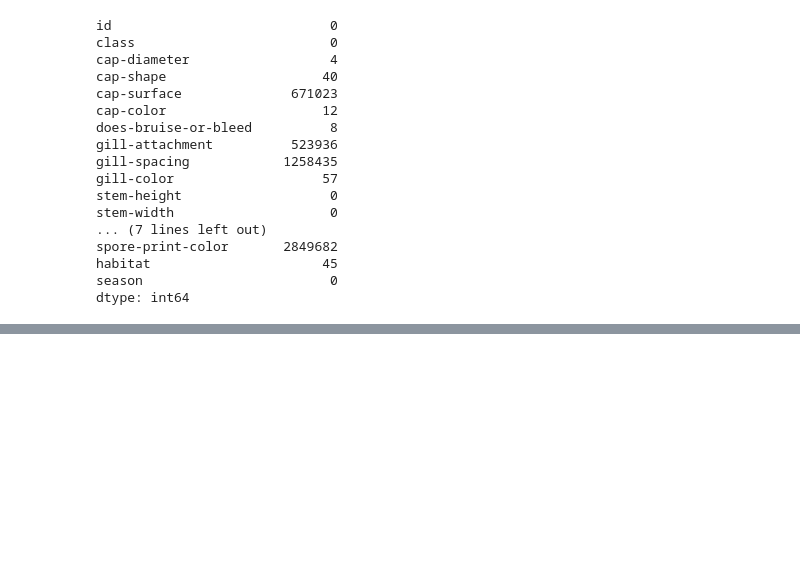
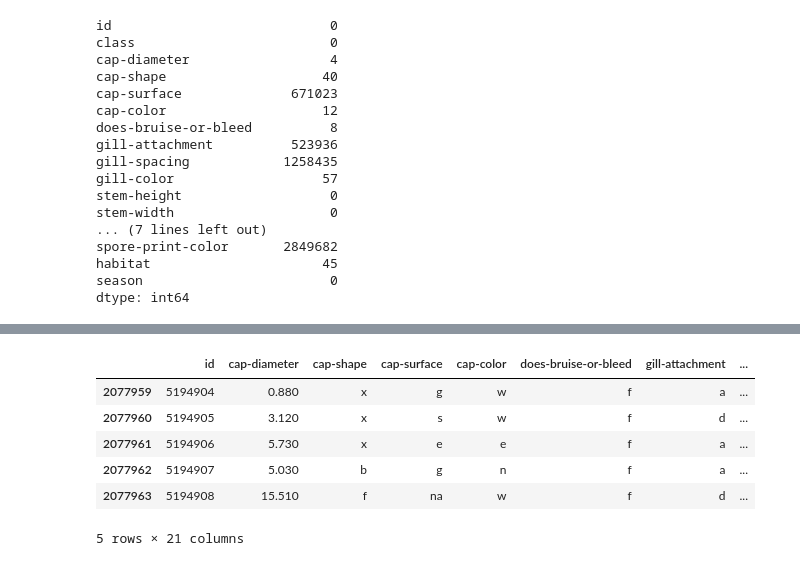
Before and after one commit to th4ruka/machine-learning, a Jupyter notebook: kaggle/competitions/Binary_Prediction_of_Poisonous_Mushrooms/001_mushroom_classifier.ipynb, the cells around one changed output, grey strips where cells are left out. Cells and saved outputs as stored; diff of their text form; code cells hidden in the pictures; blank space fills up the shorter version.

```diff
--- a/kaggle/competitions/Binary_Prediction_of_Poisonous_Mushrooms/001_mushroom_classifier.ipynb
+++ b/kaggle/competitions/Binary_Prediction_of_Poisonous_Mushrooms/001_mushroom_classifier.ipynb
@@ -439,0 +51,19 @@ predictions.to_csv('submission.csv', index=False)
+# %%
+# Impute missing numerical values
+train_dataset['cap-diameter'].fillna(train_dataset['cap-diameter'].mean(), inplace=True)  # Fill with mean
+# train_dataset['stem-height'].fillna(train_dataset['stem-height'].median(), inplace=True)  # Fill with median
+# train_dataset['stem-width'].fillna(0, inplace=True)  # Fill with a specific value
+# %%
+#dropping following columns because of missing values
+# train_dataset.drop(['stem-root','stem-surface','veil-type','veil-color', 'spore-print-color'], axis=1,inplace=True)
+
+#Impute missing Categorical columns
+train_df_col_names = train_dataset.select_dtypes(include="object").columns
+# print(train_df_col_names)
+for col_name in train_df_col_names:
+    train_dataset[col_name].fillna('na', inplace=True)
+# %%
+#Cardinality of categorical columns
+for col_name in train_df_col_names:
+#     train_dataset[col_name].fillna("na", inplace=True)
+    print(f"{col_name} : {len(train_dataset[col_name].unique())}")
@@ -439,0 +192,10 @@ predictions.to_csv('submission.csv', index=False)
+# %%
+test_dataset.tail()
+# %% [output]
+|  | id | cap-diameter | cap-shape | cap-surface | cap-color | does-bruise-or-bleed | gill-attachment | ... |
+| 2077959 | 5194904 | 0.880 | x | g | w | f | a | ... |
+| 2077960 | 5194905 | 3.120 | x | s | w | f | d | ... |
+| 2077961 | 5194906 | 5.730 | x | e | e | f | a | ... |
+| 2077962 | 5194907 | 5.030 | b | g | n | f | a | ... |
+| 2077963 | 5194908 | 15.510 | f | na | w | f | d | ... |
+5 rows × 21 columns
```
Also changed, not shown: parts of 73 cells of this notebook.
